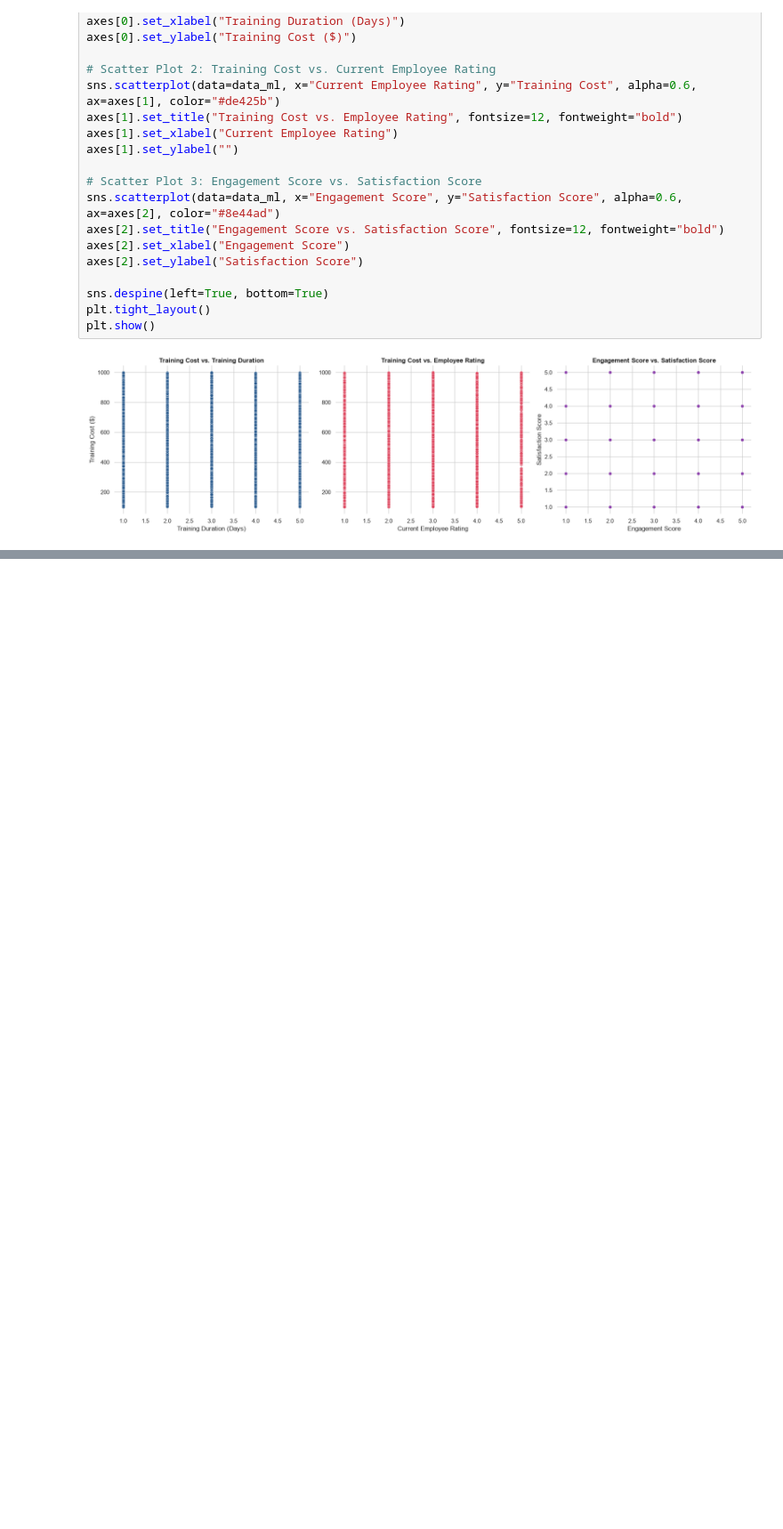
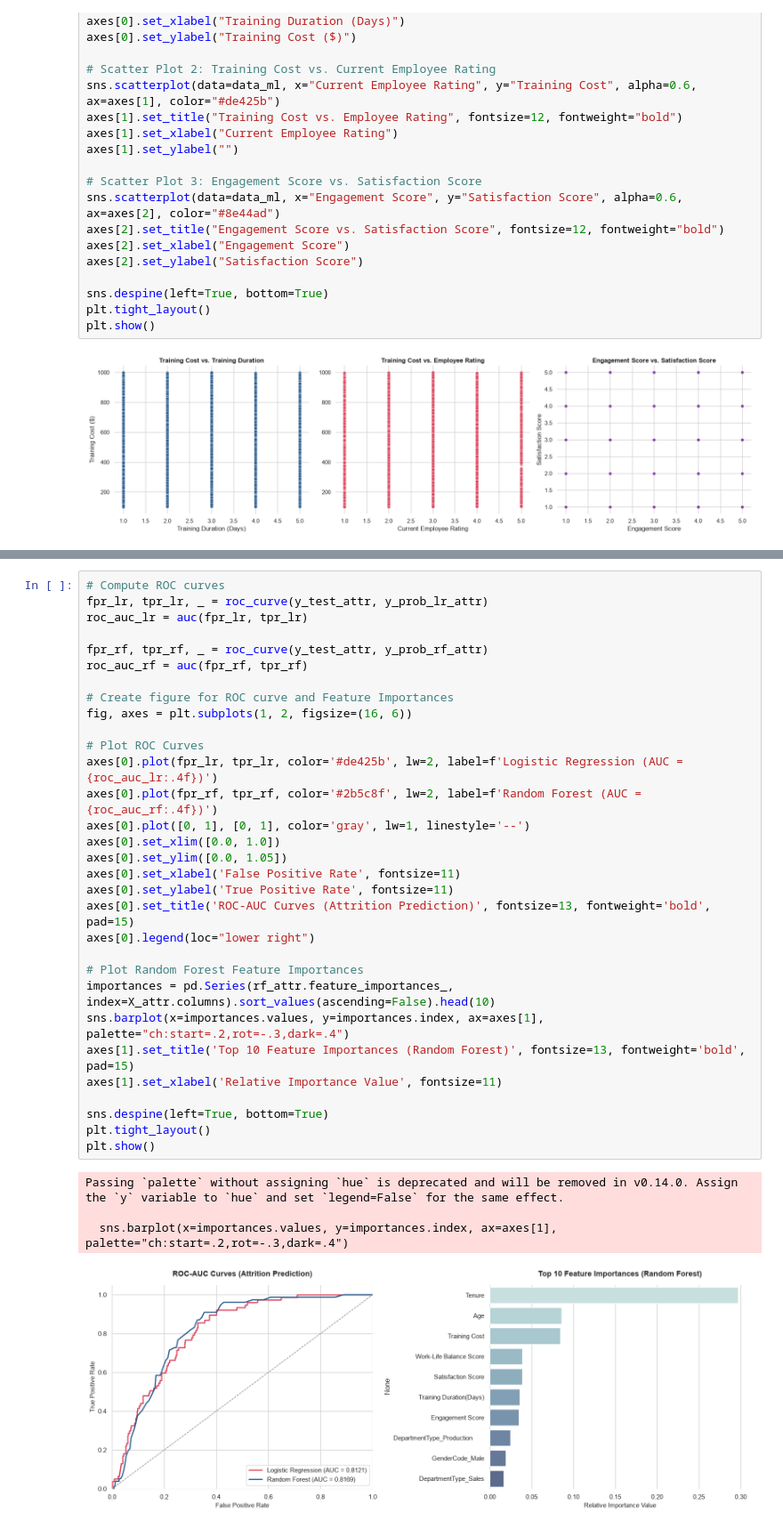
Before and after one commit to Ali-Khamis45/orangelab1, a Jupyter notebook: taskLAB1orange.ipynb, the cells around one changed output, grey strips where cells are left out. Shown at 89% size. Cells and saved outputs as stored; diff of their text form; blank space fills up the shorter version.

Commit message:
Implement advanced employee attrition prediction modeling and add ml_attrition_report.md

```diff
--- a/taskLAB1orange.ipynb
+++ b/taskLAB1orange.ipynb
@@ -984,0 +1119,36 @@ plt.show()
+# %%
+# Compute ROC curves
+fpr_lr, tpr_lr, _ = roc_curve(y_test_attr, y_prob_lr_attr)
+roc_auc_lr = auc(fpr_lr, tpr_lr)
+
+fpr_rf, tpr_rf, _ = roc_curve(y_test_attr, y_prob_rf_attr)
+roc_auc_rf = auc(fpr_rf, tpr_rf)
+
+# Create figure for ROC curve and Feature Importances
+fig, axes = plt.subplots(1, 2, figsize=(16, 6))
+
+# Plot ROC Curves
+axes[0].plot(fpr_lr, tpr_lr, color='#de425b', lw=2, label=f'Logistic Regression (AUC = {roc_auc_lr:.4f})')
+axes[0].plot(fpr_rf, tpr_rf, color='#2b5c8f', lw=2, label=f'Random Forest (AUC = {roc_auc_rf:.4f})')
+axes[0].plot([0, 1], [0, 1], color='gray', lw=1, linestyle='--')
+axes[0].set_xlim([0.0, 1.0])
+axes[0].set_ylim([0.0, 1.05])
+axes[0].set_xlabel('False Positive Rate', fontsize=11)
+axes[0].set_ylabel('True Positive Rate', fontsize=11)
+axes[0].set_title('ROC-AUC Curves (Attrition Prediction)', fontsize=13, fontweight='bold', pad=15)
+axes[0].legend(loc="lower right")
+
+# Plot Random Forest Feature Importances
+importances = pd.Series(rf_attr.feature_importances_, index=X_attr.columns).sort_values(ascending=False).head(10)
+sns.barplot(x=importances.values, y=importances.index, ax=axes[1], palette="ch:start=.2,rot=-.3,dark=.4")
+axes[1].set_title('Top 10 Feature Importances (Random Forest)', fontsize=13, fontweight='bold', pad=15)
+axes[1].set_xlabel('Relative Importance Value', fontsize=11)
+
+sns.despine(left=True, bottom=True)
+plt.tight_layout()
+plt.show()
+# %% [output]
+Passing `palette` without assigning `hue` is deprecated and will be removed in v0.14.0. Assign the `y` variable to `hue` and set `legend=False` for the same effect.
+
+  sns.barplot(x=importances.values, y=importances.index, ax=axes[1], palette="ch:start=.2,rot=-.3,dark=.4")
+[figure, added]
```
Also changed, not shown: parts of 7 cells of this notebook, 1 other file.
